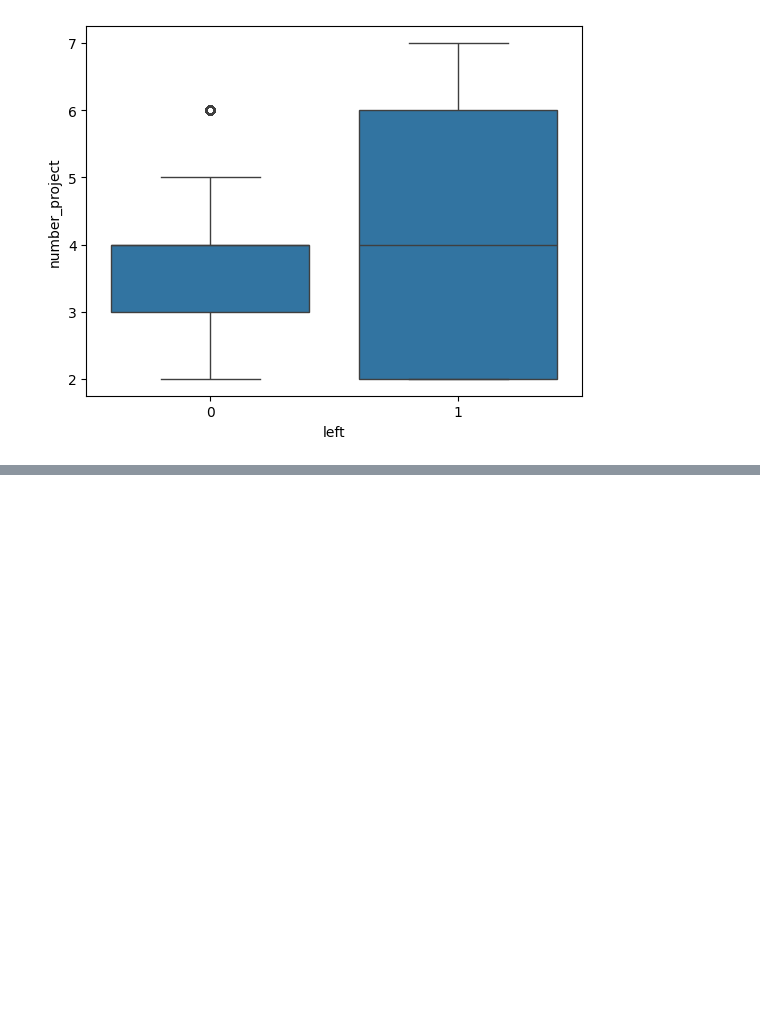
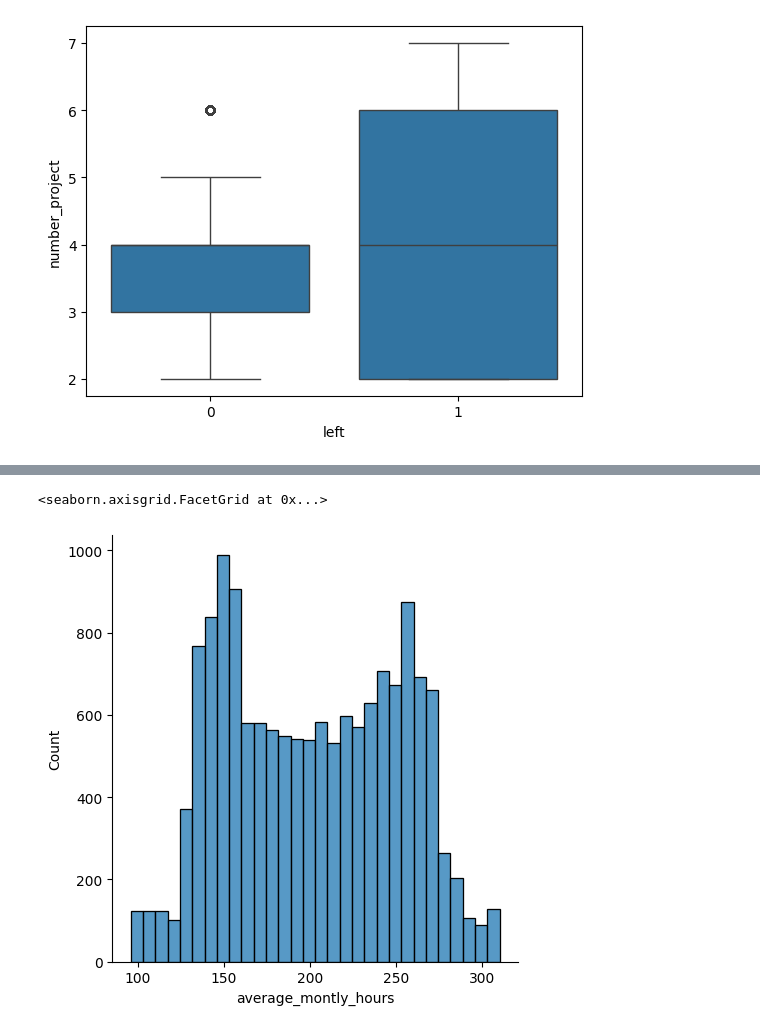
Before and after one commit to omkarpattnaik8080/EmployeeRetentionPrediction, a Jupyter notebook: EmployeeRetentionsystem.ipynb, the cells around one changed output, grey strips where cells are left out. Saved outputs shown, nothing was run; the diff lists cells and outputs as text; code cells hidden in the pictures; blank space fills up the shorter version.

```diff
--- a/EmployeeRetentionsystem.ipynb
+++ b/EmployeeRetentionsystem.ipynb
@@ -146,0 +160,6 @@ sns.boxplot(x="left",y= "number_project",data=df)
+# %%
+#distribution plot for the average montly hours
+sns.displot(df["average_montly_hours"])
+# %% [output]
+<seaborn.axisgrid.FacetGrid at 0x...>
+[figure, added]
```
Also changed, not shown: parts of 5 cells of this notebook.
